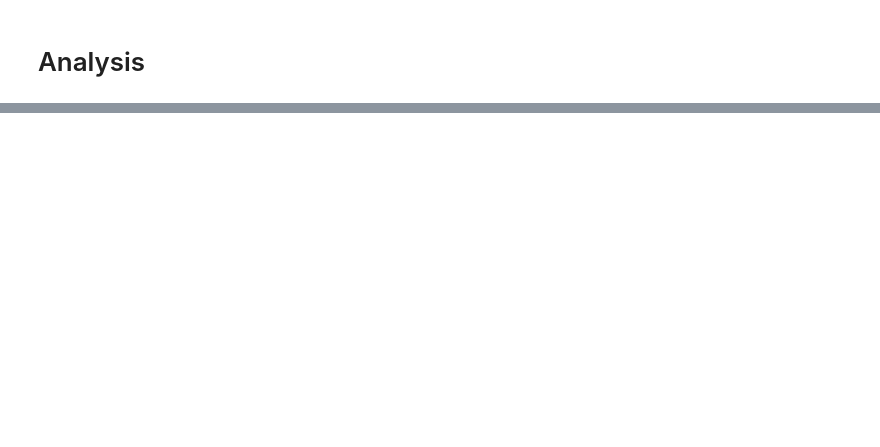
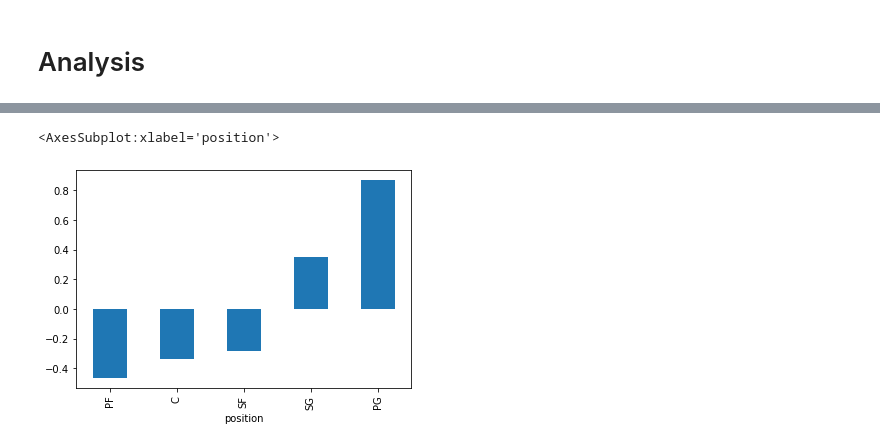
Before and after one commit to zswitten/bball_opposition_research, a Jupyter notebook: orpm_on_off_scrape_possessions.ipynb, the cells around one changed output, grey strips where cells are left out. Cells and saved outputs as stored; diff of their text form; code cells hidden in the pictures; blank space fills up the shorter version.

```diff
--- a/orpm_on_off_scrape_possessions.ipynb
+++ b/orpm_on_off_scrape_possessions.ipynb
@@ -270,0 +305,5 @@ orpm
+# %%
+orpm_drpm_df[~orpm_drpm_df.position.isin(['G', 'F'])].groupby('position').orpm.mean().sort_values().plot.bar()
+# %% [output]
+<AxesSubplot:xlabel='position'>
+[figure, added]
```
Also changed, not shown: parts of 22 cells of this notebook.
